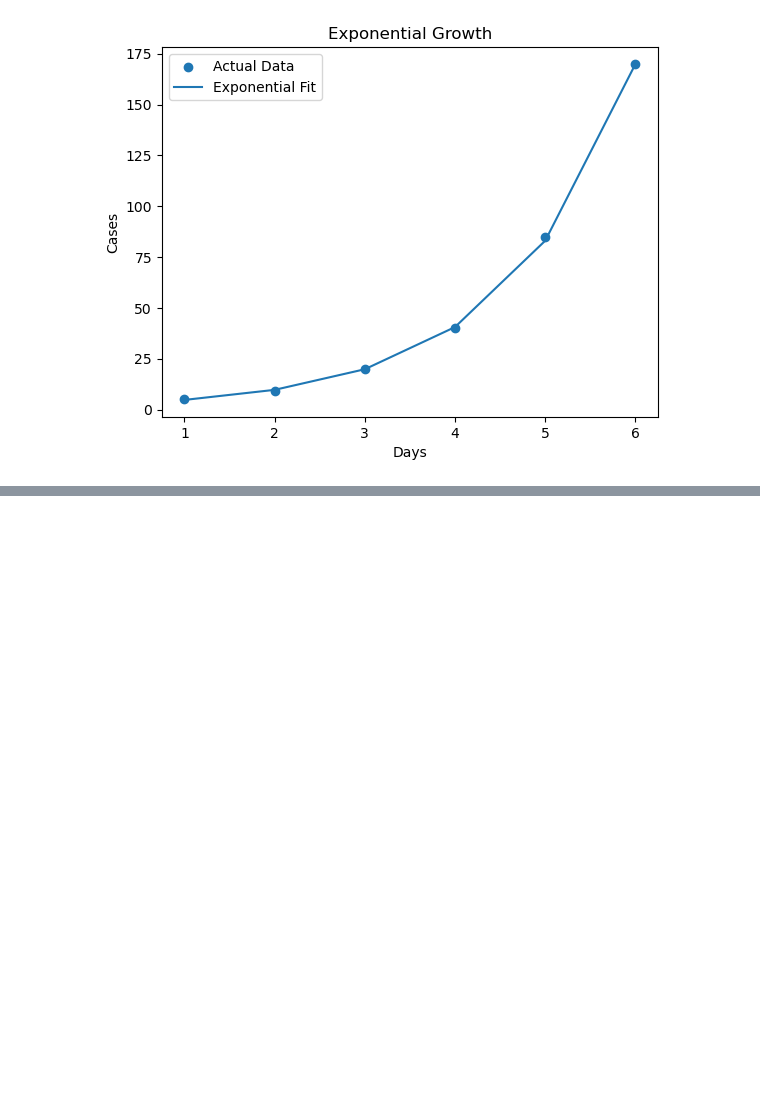
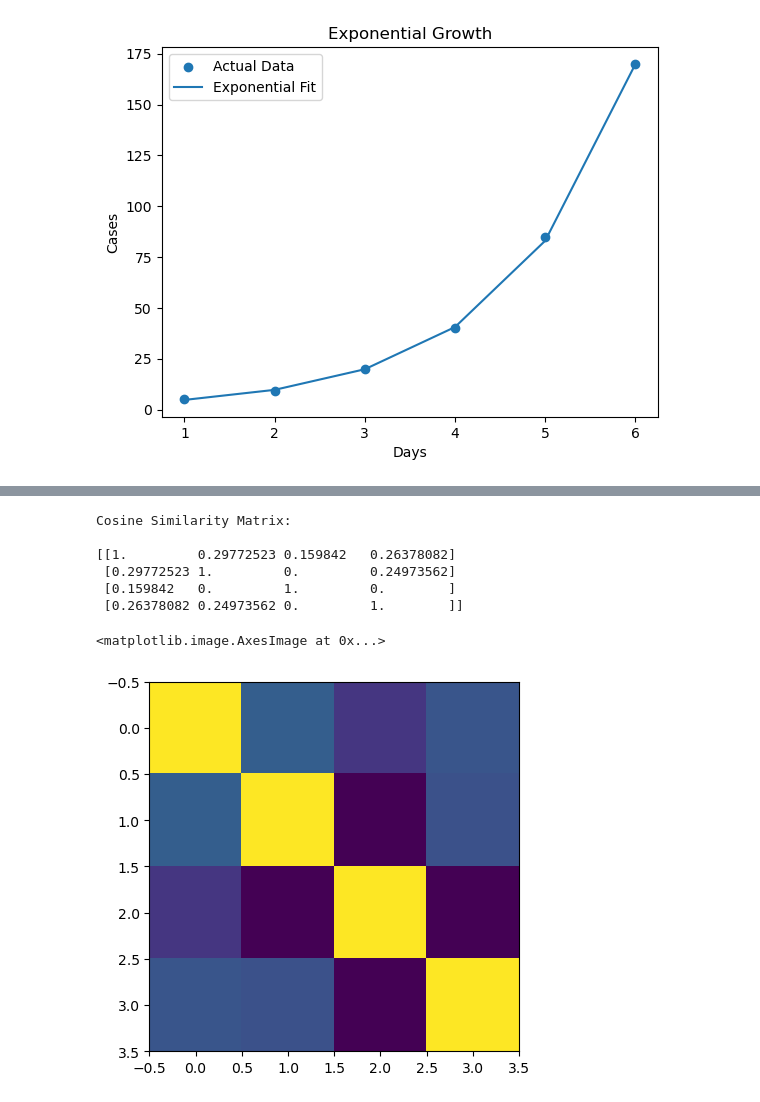
Before and after one commit to talibuilds/Samsung-Innovation, a Jupyter notebook: Function.ipynb, the cells around one changed output, grey strips where cells are left out. Saved outputs shown, nothing was run; the diff lists cells and outputs as text; code cells hidden in the pictures; blank space fills up the shorter version.

```diff
--- a/Function.ipynb
+++ b/Function.ipynb
@@ -181,0 +279,30 @@ plt.show()
+# %%
+from sklearn.feature_extraction.text import TfidfVectorizer
+from sklearn.metrics.pairwise import cosine_similarity
+import matplotlib.pyplot as plt
+
+documents = [
+    "AI for agriculture using sensors",
+    "Smart farming using IOT sensors",
+    "Deep Learning for image reconition",
+    "Crop Monitoring using AI and IOT"
+]
+
+vectorizer = TfidfVectorizer()
+tfidf_matrix = vectorizer.fit_transform(documents)
+
+cos_sim = cosine_similarity(tfidf_matrix)
+
+print("Cosine Similarity Matrix: \n")
+print(cos_sim)
+plt.figure()
+plt.imshow(cos_sim)
+# %% [output]
+Cosine Similarity Matrix:
+
+[[1.         0.29772523 0.159842   0.26378082]
+ [0.29772523 1.         0.         0.24973562]
+ [0.159842   0.         1.         0.        ]
+ [0.26378082 0.24973562 0.         1.        ]]
+<matplotlib.image.AxesImage at 0x...>
+[figure, added]
```
Also changed, not shown: parts of 4 cells of this notebook, 2 other files.
